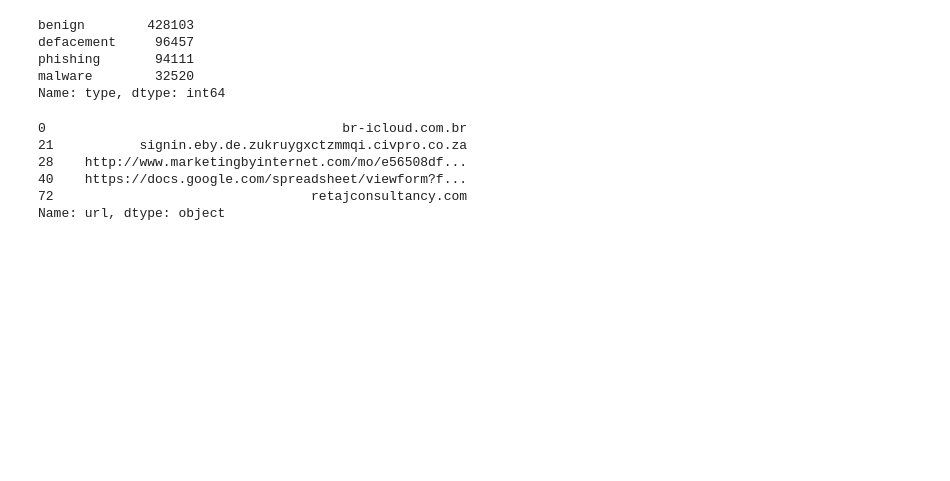
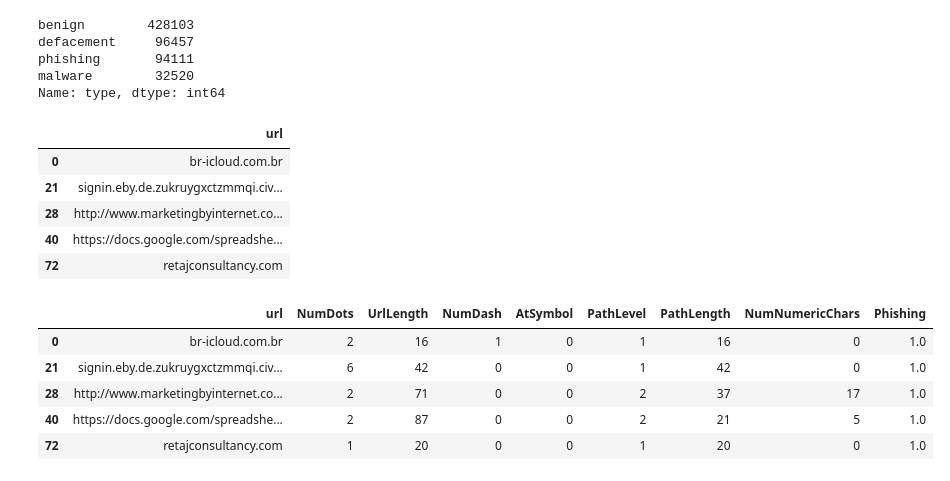
Before and after one commit to relmarrakchy/phishing-URL-detection, a Jupyter notebook: phishing_detection.ipynb, the cells around one changed output. Drawn from its saved outputs; the diff is of its cells as text; code cells hidden in the pictures; blank space fills up the shorter version.

```diff
--- a/phishing_detection.ipynb
+++ b/phishing_detection.ipynb
@@ -270,12 +267,67 @@ phishing       94111
 malware        32520
 Name: type, dtype: int64
 # %%
-phishing_url = journal[journal["type"] == "phishing"].iloc[:, 0]
+phishing_url = pd.DataFrame()
+phishing_url["url"] = journal[journal["type"] == "phishing"]["url"]
 phishing_url.head()
 # %% [output]
-0                                      br-icloud.com.br
-21           signin.eby.de.zukruygxctzmmqi.civpro.co.za
-28    http://www.marketingbyinternet.com/mo/e56508df...
-40    https://docs.google.com/spreadsheet/viewform?f...
-72                                 retajconsultancy.com
-Name: url, dtype: object
+|  | url |
+| 0 | br-icloud.com.br |
+| 21 | signin.eby.de.zukruygxctzmmqi.civ... |
+| 28 | http://www.marketingbyinternet.co... |
+| 40 | https://docs.google.com/spreadshe... |
+| 72 | retajconsultancy.com |
+# %%
+from urllib.parse import urlparse
+
+def count_dot(url):
+    count_dot = url.count('.')
+    return count_dot
+
+def url_length(url):
+    return len(str(url))
+
+def count_hyphen(url):
+    return url.count('-')
+
+def count_atrate(url):
+    return url.count('@')
+
+def path_level(url):
+    parsed_url = urlparse(url)
+    path = parsed_url.path.strip('/')
+    if not path:
+        return 0
+    return path.count('/') + 1
+
+def PathLength(url):
+    parsed_url = urlparse(url)
+    return len(parsed_url.path)
+
+def count_numeric_chars(url):
+    count = 0
+    for char in url:
+        if char.isdigit():
+            count += 1
+    return count
+
+def result(url):
+    return 1.0
+
+phishing_url['NumDots'] = phishing_url['url'].apply(count_dot)
+phishing_url['UrlLength'] = phishing_url['url'].apply(url_length)
+phishing_url['NumDash'] = phishing_url['url'].apply(count_hyphen)
+phishing_url['AtSymbol'] = phishing_url['url'].apply(count_atrate)
+phishing_url['PathLevel'] = phishing_url['url'].apply(path_level)
+phishing_url['PathLength'] = phishing_url['url'].apply(PathLength)
+phishing_url['NumNumericChars'] = phishing_url['url'].apply(count_numeric_chars)
+phishing_url['Phishing'] = phishing_url['url'].apply(result)
+
+phishing_url.head()
+# %% [output]
+|  | url | NumDots | UrlLength | NumDash | AtSymbol | PathLevel | PathLength | NumNumericChars | Phishing |
+| 0 | br-icloud.com.br | 2 | 16 | 1 | 0 | 1 | 16 | 0 | 1.0 |
+| 21 | signin.eby.de.zukruygxctzmmqi.civ... | 6 | 42 | 0 | 0 | 1 | 42 | 0 | 1.0 |
+| 28 | http://www.marketingbyinternet.co... | 2 | 71 | 0 | 0 | 2 | 37 | 17 | 1.0 |
+| 40 | https://docs.google.com/spreadshe... | 2 | 87 | 0 | 0 | 2 | 21 | 5 | 1.0 |
+| 72 | retajconsultancy.com | 1 | 20 | 0 | 0 | 1 | 20 | 0 | 1.0 |
```
Also changed, not shown: parts of 11 cells of this notebook.
